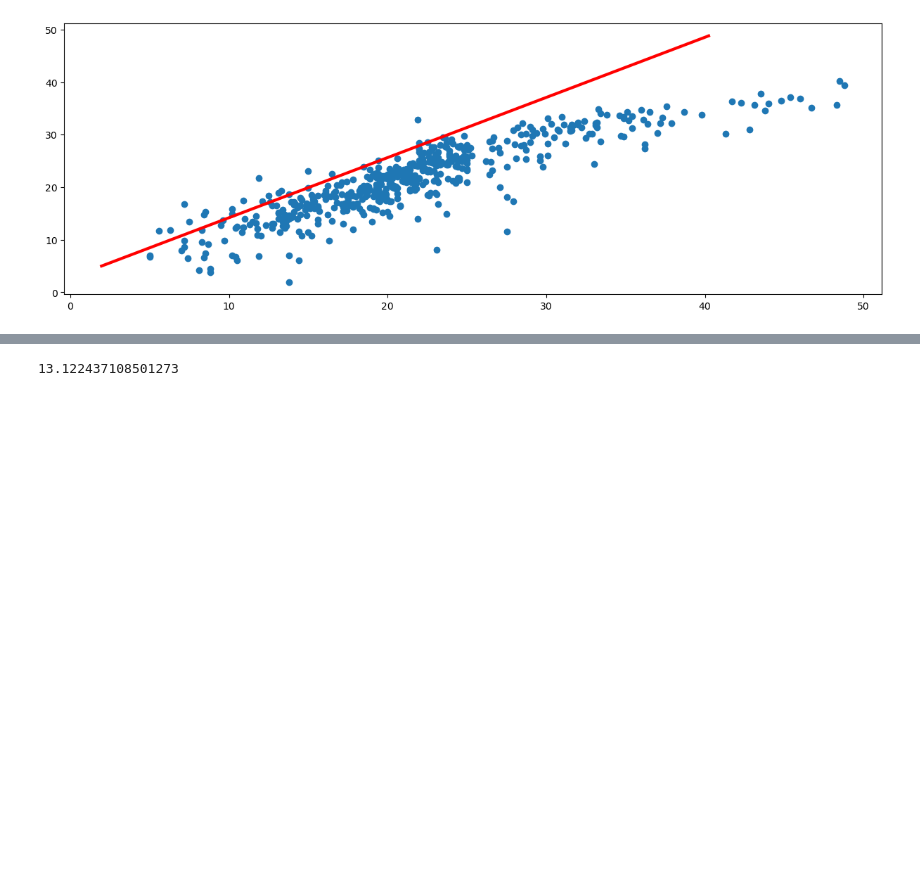
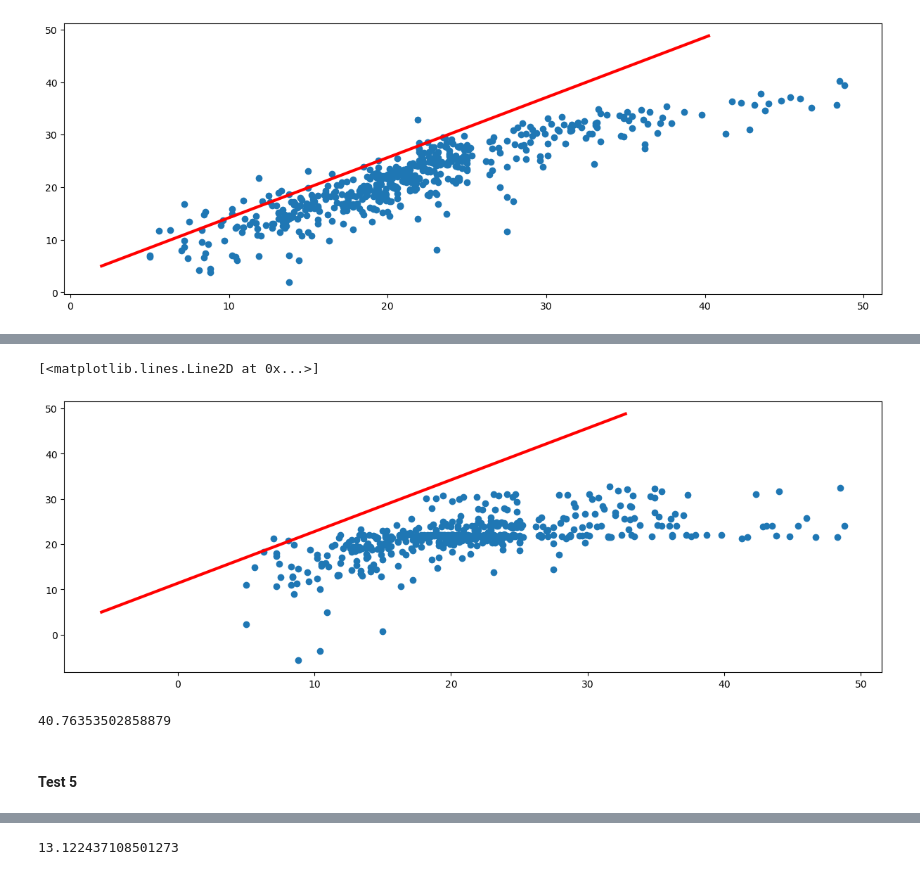
Before and after one commit to ojassannak/Machine_Learn, a Jupyter notebook: 03. linear and logistic regression.ipynb, the cells around one changed output, grey strips where cells are left out. Drawn from its saved outputs; the diff is of its cells as text; code cells hidden in the pictures; blank space fills up the shorter version.

```diff
--- a/03. linear and logistic regression.ipynb
+++ b/03. linear and logistic regression.ipynb
@@ -261,0 +336,11 @@ mean_squared_error(y_pred=y_pred,y_true=target)
+# %%
+columns_sels=['CRIM','ZN', 'DIS','B','CHAS']
+
+scaler = MinMaxScaler()
+
+features = df[columns_sels].copy()
+target = df['MEDV']
+# %%
+features = pd.DataFrame(data= scaler.fit_transform(features),
+                       columns=columns_sels)
+features.head()
@@ -261,0 +354,18 @@ mean_squared_error(y_pred=y_pred,y_true=target)
+# %%
+reg = LinearRegression()
+reg .fit(features, target)
+y_pred = reg.predict(features)
+# %%
+plt.scatter(target, y_pred)
+plt.plot([y_pred.min(), y_pred.max()],
+        [target.min(),target.max()],
+        c='r',lw=3)
+# %% [output]
+[<matplotlib.lines.Line2D at 0x...>]
+[figure, added]
+# %%
+mean_squared_error(y_pred=y_pred,y_true=target)
+# %% [output]
+40.76353502858879
+# %% [markdown]
+<h4>Test 5</h4>
```
Also changed, not shown: parts of 34 cells of this notebook, 2 other files.
